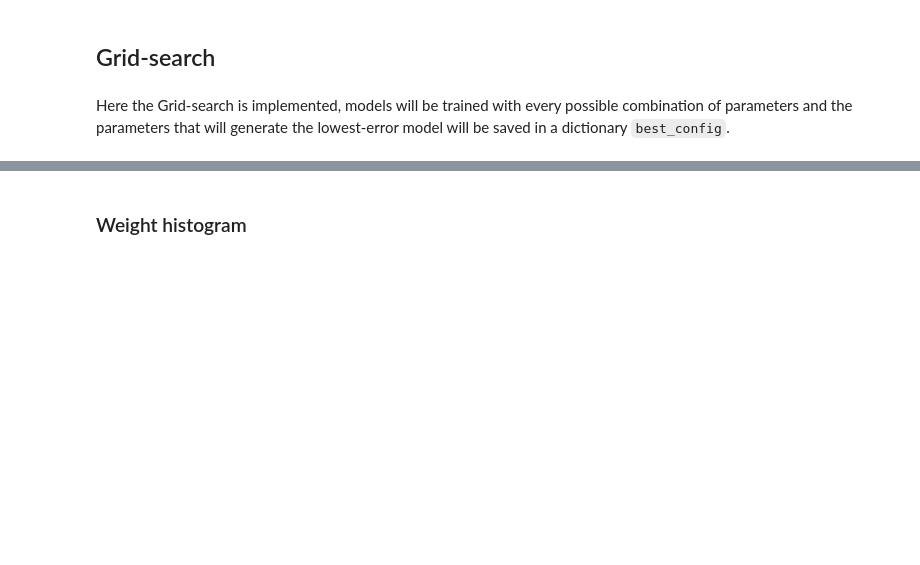
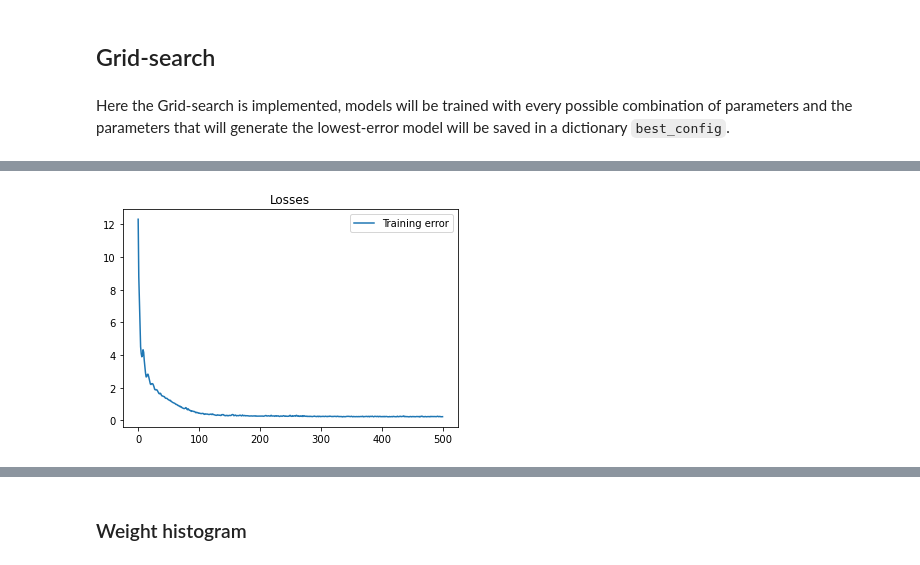
Before and after one commit to SaverioMonaco/NN-DeepLearning-Projects, a Jupyter notebook: 1. Supervised Deep Learning/Monaco-HW1-Regression.ipynb, the cells around one changed output, grey strips where cells are left out. Saved outputs shown, nothing was run; the diff lists cells and outputs as text; code cells hidden in the pictures; blank space fills up the shorter version.

````diff
--- a/1. Supervised Deep Learning/Monaco-HW1-Regression.ipynb
+++ b/1. Supervised Deep Learning/Monaco-HW1-Regression.ipynb
@@ -372,56 +398,69 @@ test_dataloader = DataLoader(test_dataset, batch_size = 100, shuffle=True, num_w
 # %% [markdown]
 Here the Grid-search is implemented, models will be trained with every possible combination of parameters and the parameters that will generate the lowest-error model will be saved in a dictionary ```best_config```.
 # %%
-# Hyperparameters for the gridsearch:
-grid_lrs = [1e-3]
-grid_losses = [nn.MSELoss()] #nn.L1Loss(),
-grid_regs = [1e-4]
-grid_hlayers = [[300,300,300]]
-grid_dropouts = [.02]
-grid_activations = [nn.Tanh()]
+if load:
+    best_net.load_state_dict(torch.load('./models/bestregressor.pth'))
+else:
+    # Hyperparameters for the gridsearch:
+    grid_lrs = [1e-3]
+    grid_losses = [nn.MSELoss()] #nn.L1Loss(),
+    grid_regs = [1e-4]
+    grid_hlayers = [[300,300,300]]
+    grid_dropouts = [.02]
+    grid_activations = [nn.Tanh()]
 
-best_train_loss = 1000000
-best_val_loss   = 1000000
+    best_train_loss = 1000000
+    best_val_loss   = 1000000
 
-i = 0
+    i = 0
 
-for grid_lr in grid_lrs:
-    for grid_loss in grid_losses:
-        for grid_reg in grid_regs:
-            for grid_hlayer in grid_hlayers:
-                for grid_dropout in grid_dropouts:
-                    for grid_activation in grid_activations:
-                        # For every possible combination of hyperparameters...
-                        grid_net = Net(1,1,grid_hlayer,activation = grid_activation, dropout=grid_dropout)
-                        grid_train_loss, grid_val_loss = grid_net.fit(train_dataloader,1,3,
+    for grid_lr in grid_lrs:
+        for grid_loss in grid_losses:
+            for grid_reg in grid_regs:
+                for grid_hlayer in grid_hlayers:
+                    for grid_dropout in grid_dropouts:
+                        for grid_activation in grid_activations:
+                            # For every possible combination of hyperparameters...
+                            grid_net = Net(1,1,grid_hlayer,activation = grid_activation, dropout=grid_dropout)
+                            grid_train_loss, grid_val_loss = grid_net.fit(train_dataloader,1,3,
                                                              grid_loss,0,grid_lr,reg_term = grid_reg)
 
-                        if grid_val_loss < best_val_loss:
-                            best_val_loss = grid_val_loss
+                            if grid_val_loss < best_val_loss:
+                                best_val_loss = grid_val_loss
 
-                            # Save the best combination of the hyperparameters in a dictionary
-                            # so we can inspect the best model later
-                            best_config = {
-                              "lr":            grid_lr,
-                              "loss":          grid_loss,
-                              "reg":           grid_reg,
-                              "hidden layers": grid_hlayer,
-                              "dropout":       grid_dropout,
-                              "activation":    grid_activation}
+                                # Save the best combination of the hyperparameters in a dictionary
+                                # so we can inspect the best model later
+                                best_config = {
+                                  "lr":            grid_lr,
+                                  "loss":          grid_loss,
+                                  "reg":           grid_reg,
+                                  "hidden layers": grid_hlayer,
+                                  "dropout":       grid_dropout,
+                                  "activation":    grid_activation}
 
-                            if True: # Set to False, too much useless information displayed
-                                print('---------------------')
-                                print('Configuration', i)
-                                print(' Validation loss: ', grid_val_loss)
-                                print(' Lr =           ', grid_lr)
-                                print(' Loss =         ', grid_loss)
-                                print(' Reg =          ', grid_reg)
-                                print(' hidden_layers =', grid_hlayer)
-                                print(' dropout =      ', grid_dropout)
-                                print(' activation =   ', grid_activation)
-                                print('')
+                                if True: # Set to False, too much useless information displayed
+                                    print('---------------------')
+                                    print('Configuration', i)
+                                    print(' Validation loss: ', grid_val_loss)
+                                    print(' Lr =           ', grid_lr)
+                                    print(' Loss =         ', grid_loss)
+                                    print(' Reg =          ', grid_reg)
+                                    print(' hidden_layers =', grid_hlayer)
+                                    print(' dropout =      ', grid_dropout)
+                                    print(' activation =   ', grid_activation)
+                                    print('')
 
-                        i = i + 1
+                            i = i + 1
+
+    print('Best model found: ')
+    print(best_config)
+
+    # Initialize and train the model with the best configurations, so we can see how it performs
+    best_net = Net(1,1,best_config["hidden layers"], activation = best_config["activation"],
+              dropout=best_config["dropout"])
+    best_net.fit(train_dataloader,500,3,best_config["loss"],0,best_config["lr"],
+              reg_term = best_config["reg"],plotlosses=True)
+    best_net.save()
 # %% [output]
 ---------------------
 Configuration 0
@@ -434,0 +477 @@ Configuration 0
+[figure, added]
````
Also changed, not shown: parts of 12 cells of this notebook, 6 other files.
